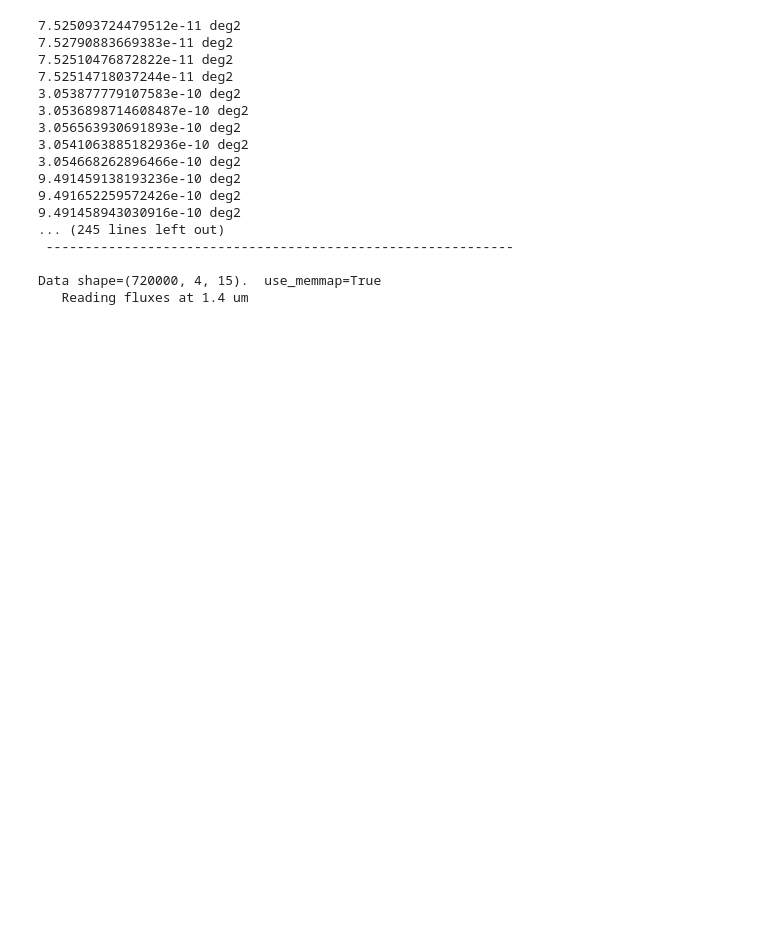
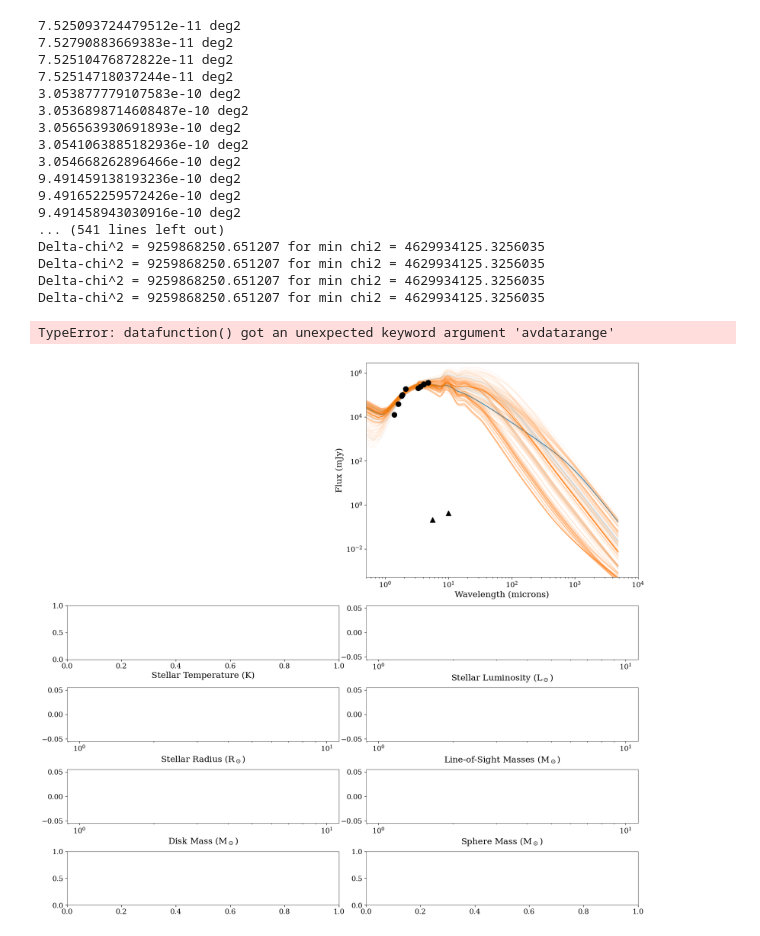
Before and after one commit to tyoo37/w51_nircam, a Jupyter notebook: analysis/classfication/SED_fitter.ipynb, the cells around one changed output. Drawn from its saved outputs; the diff is of its cells as text; code cells hidden in the pictures; blank space fills up the shorter version.

```diff
--- a/analysis/classfication/SED_fitter.ipynb
+++ b/analysis/classfication/SED_fitter.ipynb
@@ -244,6 +244,8 @@ for ii, idx in enumerate(upper_idx):
         tab_upper['wavelength'].unit = u.um
         tab_upper['flux'].unit = u.mJy
         tab_upper['eflux'].unit = u.mJy
+        print('len(tab_upper[[\'flux\']]):', len(tab_upper['flux']))
+        print('len(tab_upper[\'wavelength\']):', len(tab_upper['wavelength']))
         fits = {geom:
             fit_a_source(data=tab_upper['flux'].quantity,
                 error=tab_upper['eflux'].quantity,
@@ -257,38 +259,43 @@ for ii, idx in enumerate(upper_idx):
                         extinction=extinction
                     )
             for geom in geometries}#['spubhmi']} #geometries}
+        okgeo = []
         for geom in geometries:
             minchi2 = min([np.nanmin(fits[geom].chi2) for geom in fits])
             chi2limit = minchi2*3 if minchi2 > 3 else 9
             deltachi2limit = chi2limit - minchi2
             print(f"Delta-chi^2 = {deltachi2limit} for min chi2 = {minchi2}")
             if np.nanmin(fits[geom].chi2) < deltachi2limit+minchi2:
+                okgeo.append(geom)
+
                 #plot_fit(fits, geom, chi2limit=chi2limit, min_chi2=minchi2);
-                plot_fit(fits=fits[geom], okgeo=geom, fieldid='W51-E', spicyid=ii,
-                chi2limit=chi2limit, min_chi2=minchi2, show_all_models=True, extinction=extinction,
-                loc_imagedir='/orange/adamginsburg/w51/TaehwaYoo/jwst_w51/plots/seds_spicy')
+        plot_fit(fits=fits, okgeo=okgeo, fieldid='W51-E', spicyid=ii,
+        chi2limit=chi2limit, min_chi2=minchi2, show_all_models=True, extinction=extinction,
+        loc_imagedir='/orange/adamginsburg/w51/TaehwaYoo/jwst_w51/plots/seds_spicy')
 
 
 
 #cb26tbl = Table(rows=data,
 #                names=['wavelength', 'flux', 'eflux', 'aperture'],
 #                units=(u.um, u.mJy, u.mJy, u.arcsec)
 #               )
 # %% [output]
 7.525093724479512e-11 deg2
 7.52790883669383e-11 deg2
 7.52510476872822e-11 deg2
 7.52514718037244e-11 deg2
 3.053877779107583e-10 deg2
 3.0536898714608487e-10 deg2
 3.056563930691893e-10 deg2
 3.0541063885182936e-10 deg2
 3.054668262896466e-10 deg2
 9.491459138193236e-10 deg2
 9.491652259572426e-10 deg2
 9.491458943030916e-10 deg2
-... (245 lines left out)
- ------------------------------------------------------------
-
-Data shape=(720000, 4, 15).  use_memmap=True
-   Reading fluxes at 1.4 um
+... (541 lines left out)
+Delta-chi^2 = 9259868250.651207 for min chi2 = 4629934125.3256035
+Delta-chi^2 = 9259868250.651207 for min chi2 = 4629934125.3256035
+Delta-chi^2 = 9259868250.651207 for min chi2 = 4629934125.3256035
+Delta-chi^2 = 9259868250.651207 for min chi2 = 4629934125.3256035
+TypeError: datafunction() got an unexpected keyword argument 'avdatarange'
+[figure, added]
```
Also changed, not shown: 1 other file.
